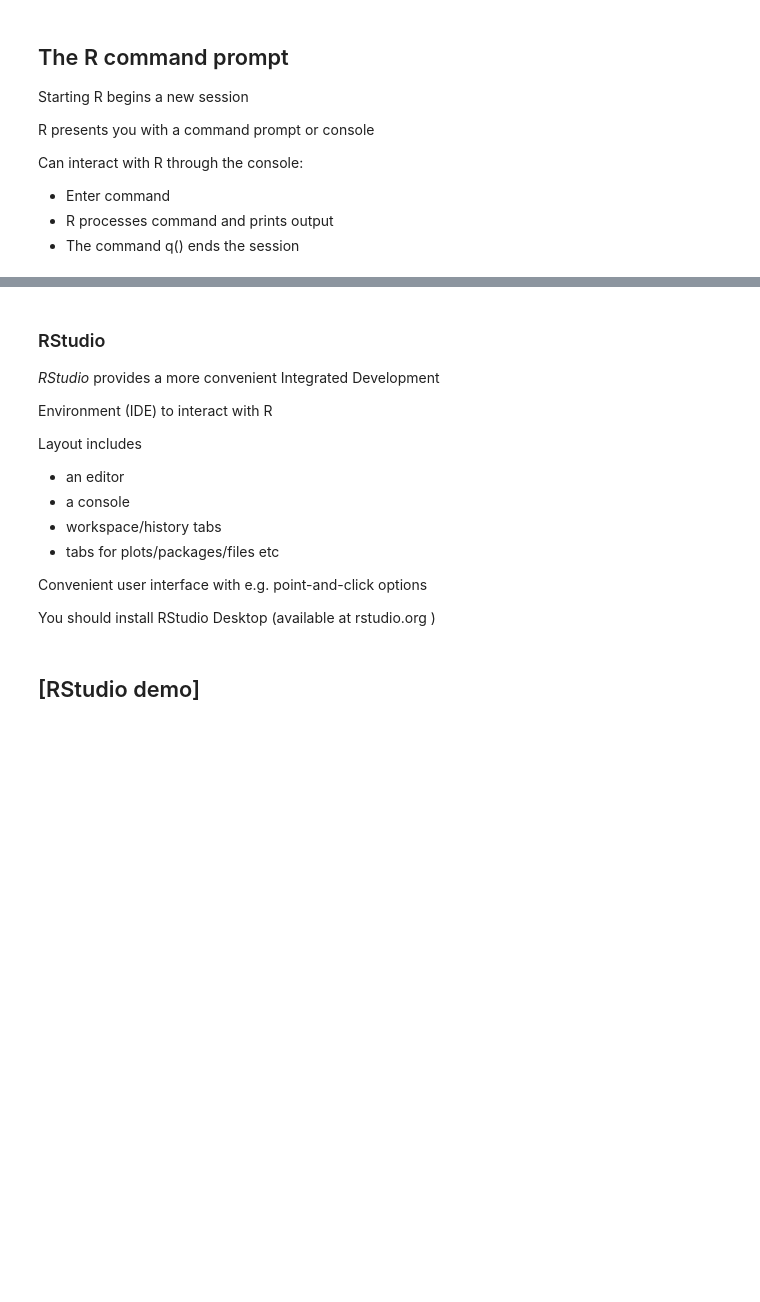
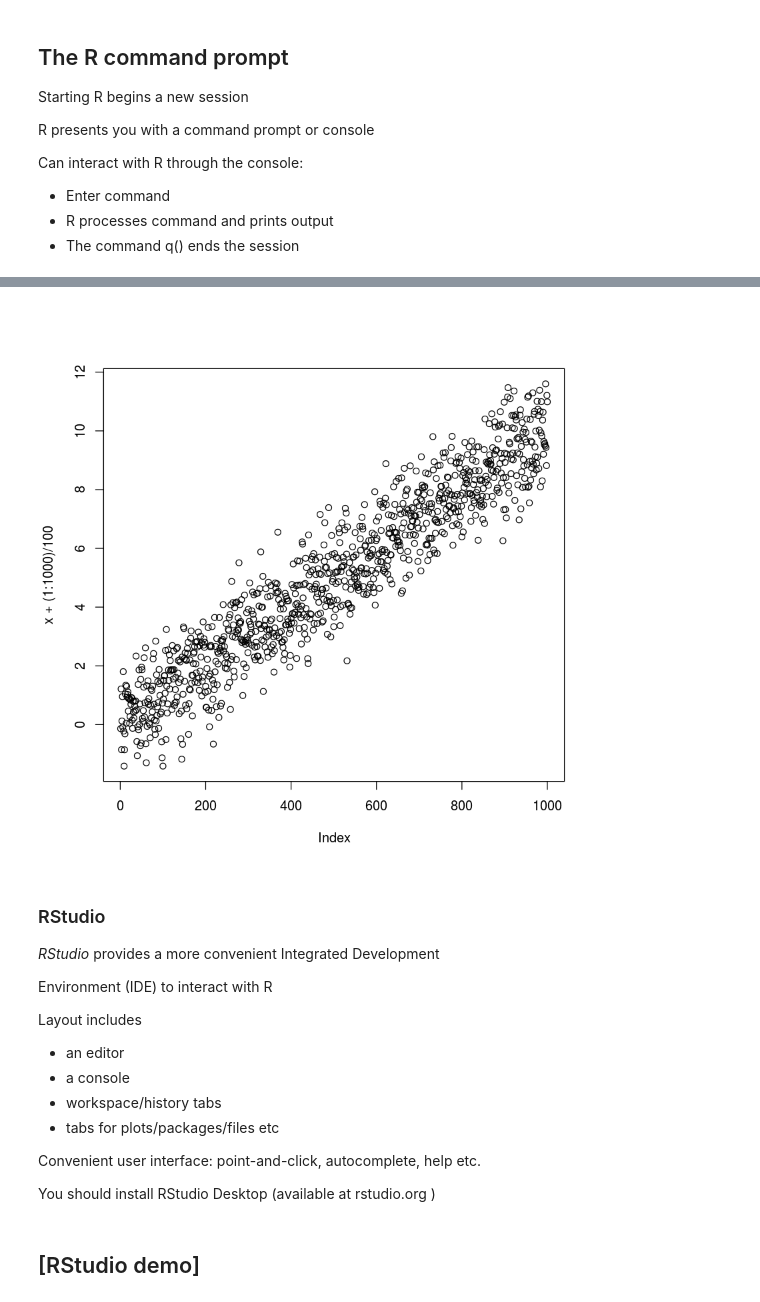
Before and after one commit to varao/varao.github.io, a Jupyter notebook: stat598z_fall17/lect1.ipynb, the cells around one changed output, grey strips where cells are left out. Drawn from its saved outputs; the diff is of its cells as text; code cells hidden in the pictures; blank space fills up the shorter version.

```diff
--- a/stat598z_fall17/lect1.ipynb
+++ b/stat598z_fall17/lect1.ipynb
@@ -183,3 +185,8 @@ x <- rgamma(3,2,1); x # Generate Gamma(2,1) variables
+# %%
+x <- rnorm(1000)
+plot(x+(1:1000)/100)
+# %% [output]
+[figure, added]
 # %% [markdown]
 ### RStudio
 
@@ -193,7 +200,7 @@ Layout includes
 - workspace/history tabs
 - tabs for plots/packages/files etc
 
-Convenient user interface with e.g. point-and-click options
+Convenient user interface: point-and-click, autocomplete, help etc.
 
 You should install RStudio Desktop (available at rstudio.org )
 # %% [markdown]
```
Also changed, not shown: parts of 10 cells of this notebook, 1 other file.
